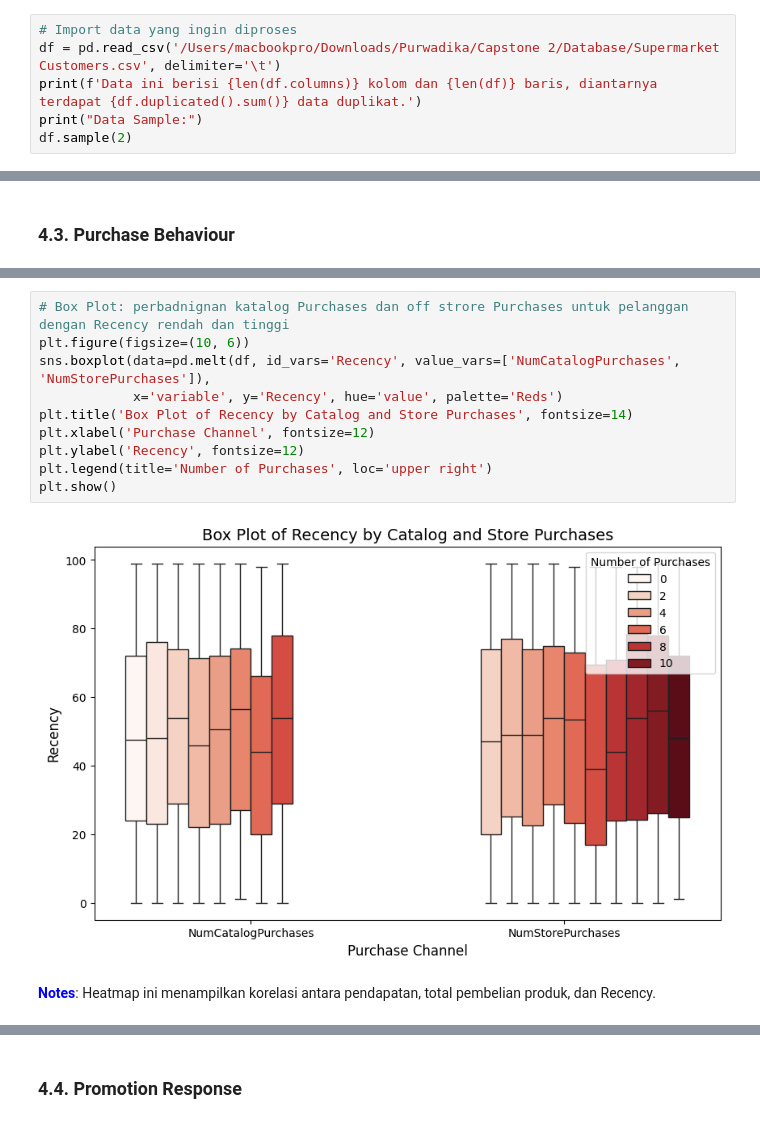
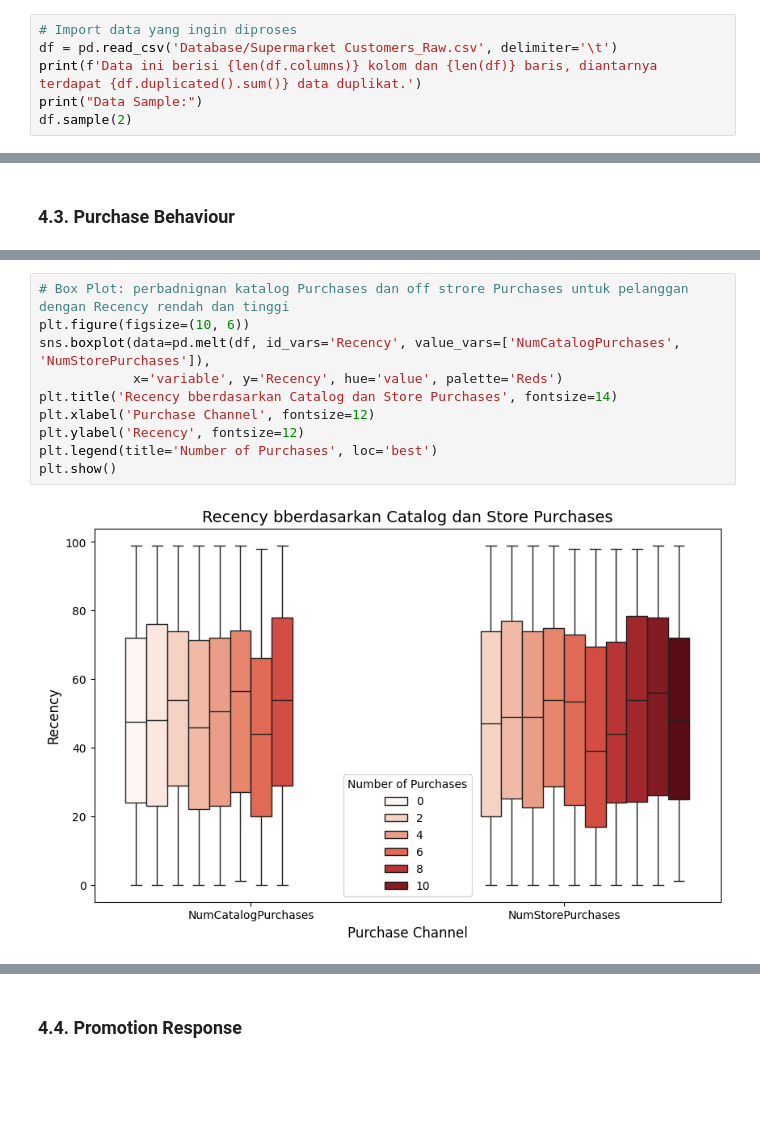
Before and after one commit to baguswibawa/Capstone_Customer_Supermarket, a Jupyter notebook: Main_Project.ipynb, the cells around one changed output, grey strips where cells are left out. Drawn from its saved outputs; the diff is of its cells as text; blank space fills up the shorter version.

```diff
--- a/Main_Project.ipynb
+++ b/Main_Project.ipynb
@@ -90,7 +82,7 @@ pd.options.display.max_colwidth = 1
 pd.options.display.max_columns = 29
 # %%
 # Import data yang ingin diproses
-df = pd.read_csv('/Users/macbookpro/Downloads/Purwadika/Capstone 2/Database/Supermarket Customers.csv', delimiter='\t')
+df = pd.read_csv('Database/Supermarket Customers_Raw.csv', delimiter='\t')
 print(f'Data ini berisi {len(df.columns)} kolom dan {len(df)} baris, diantarnya terdapat {df.duplicated().sum()} data duplikat.')
 print("Data Sample:")
 df.sample(2)
@@ -853,14 +887,12 @@ plt.show()
 # %%
 # Box Plot: perbadnignan katalog Purchases dan off strore Purchases untuk pelanggan dengan Recency rendah dan tinggi
 plt.figure(figsize=(10, 6))
 sns.boxplot(data=pd.melt(df, id_vars='Recency', value_vars=['NumCatalogPurchases', 'NumStorePurchases']),
             x='variable', y='Recency', hue='value', palette='Reds')
-plt.title('Box Plot of Recency by Catalog and Store Purchases', fontsize=14)
+plt.title('Recency bberdasarkan Catalog dan Store Purchases', fontsize=14)
 plt.xlabel('Purchase Channel', fontsize=12)
 plt.ylabel('Recency', fontsize=12)
-plt.legend(title='Number of Purchases', loc='upper right')
+plt.legend(title='Number of Purchases', loc='best')
 plt.show()
 # %% [output]
-[figure, old version]
+[figure, new version]
-# %% [markdown]
-<span style='color:blue'><b>Notes</b></span>: Heatmap ini menampilkan korelasi antara pendapatan, total pembelian produk, dan Recency.
```
Also changed, not shown: parts of 40 cells of this notebook, 8 other files.
